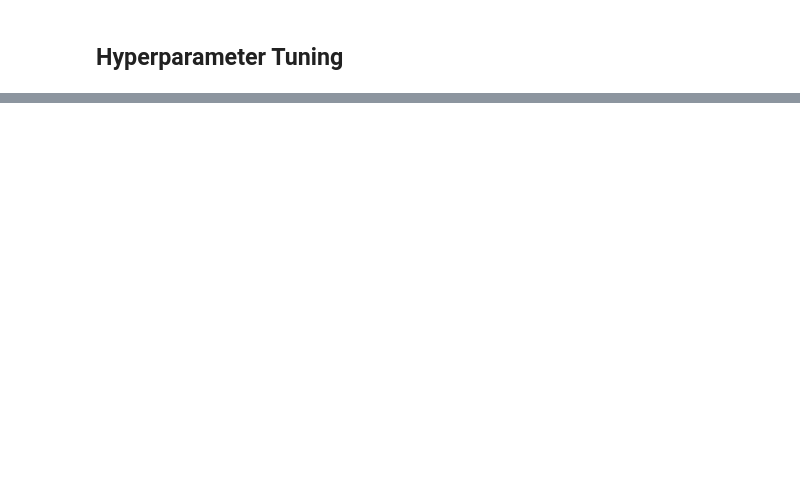
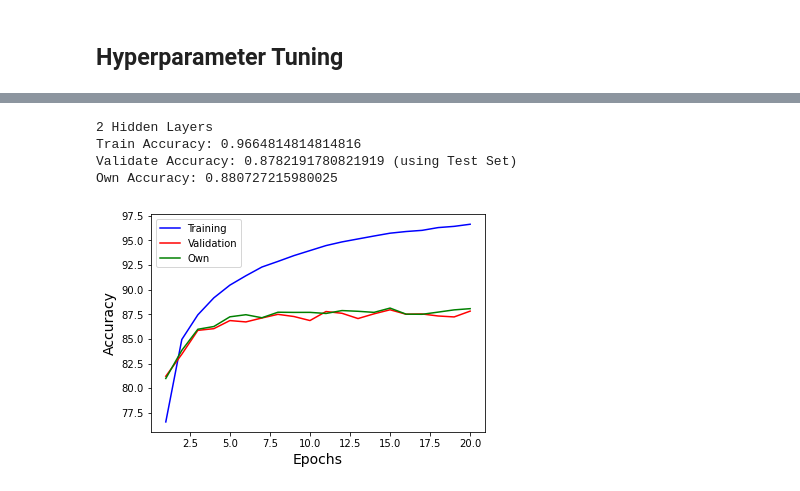
Before and after one commit to Stevenshi12/License-Plate-Classification, a Jupyter notebook: FNN.ipynb, the cells around one changed output, grey strips where cells are left out. Cells and saved outputs as stored; diff of their text form; code cells hidden in the pictures; blank space fills up the shorter version.

```diff
--- a/FNN.ipynb
+++ b/FNN.ipynb
@@ -584,0 +597,21 @@ Learning Rate: 0.003 & Batch Size: 200: 0.8295880149812733
+# %%
+# two hidden layers
+class myNN_twohl(nn.Module):
+    def __init__(self,input_dim,output_dim):
+        super().__init__()
+        self.sequential = nn.Sequential(
+            nn.Linear(input_dim,410),
+            nn.ReLU(),
+            nn.Linear(410,410),
+            nn.ReLU(),
+            nn.Linear(410,410),
+            nn.ReLU(),
+            nn.Linear(410,output_dim)
+        )
+    def forward(self,x):
+        y = self.sequential(x)
+        return y
+
+mymodel_2hl = myNN_twohl(784,36)
+
+print(mymodel_2hl)
@@ -584,0 +630,2 @@ Learning Rate: 0.003 & Batch Size: 200: 0.8295880149812733
+# %%
+twohl_hyperparameters, twohl_losses, twohl_train_batch_losses, twohl_validation_losses, twohl_accuracies, twohl_validation_accuracies, twohl_own_losses, twohl_own_accuracies = training(mymodel = mymodel_2hl, lr = 0.0015, batch_size = 50)
@@ -584,0 +650,22 @@ Learning Rate: 0.003 & Batch Size: 200: 0.8295880149812733
+# %%
+# print 2 hidden layers final accuracies
+print('2 Hidden Layers')
+print('Train Accuracy: '+str(twohl_accuracies[-1]))
+print('Validate Accuracy: '+str(twohl_validation_accuracies[-1]) + ' (using Test Set)')
+print('Own Accuracy: '+str(twohl_own_accuracies[-1]))
+# %% [output]
+2 Hidden Layers
+Train Accuracy: 0.9664814814814816
+Validate Accuracy: 0.8782191780821919 (using Test Set)
+Own Accuracy: 0.880727215980025
+# %%
+epochs = np.arange(1, len(twohl_losses) + 1)
+plt.plot(epochs, np.array(twohl_accuracies) * 100, c = 'b', label = 'Training')
+plt.plot(epochs, np.array(twohl_validation_accuracies) * 100, c = 'r', label = 'Validation')
+plt.plot(epochs, np.array(twohl_own_accuracies) * 100, c = 'g', label = 'Own')
+plt.xlabel('Epoch', fontsize =14)
+plt.ylabel('Accuracy', fontsize = 14)
+plt.legend()
+plt.savefig(f"2HL Accuracy Epochs_{hyperparameters['num_epochs']}_LR_{hyperparameters['lr']}_Batch_{hyperparameters['batch_size']}.png", bbox_inches='tight')
+# %% [output]
+[figure, added]
```
Also changed, not shown: parts of 23 cells of this notebook.
